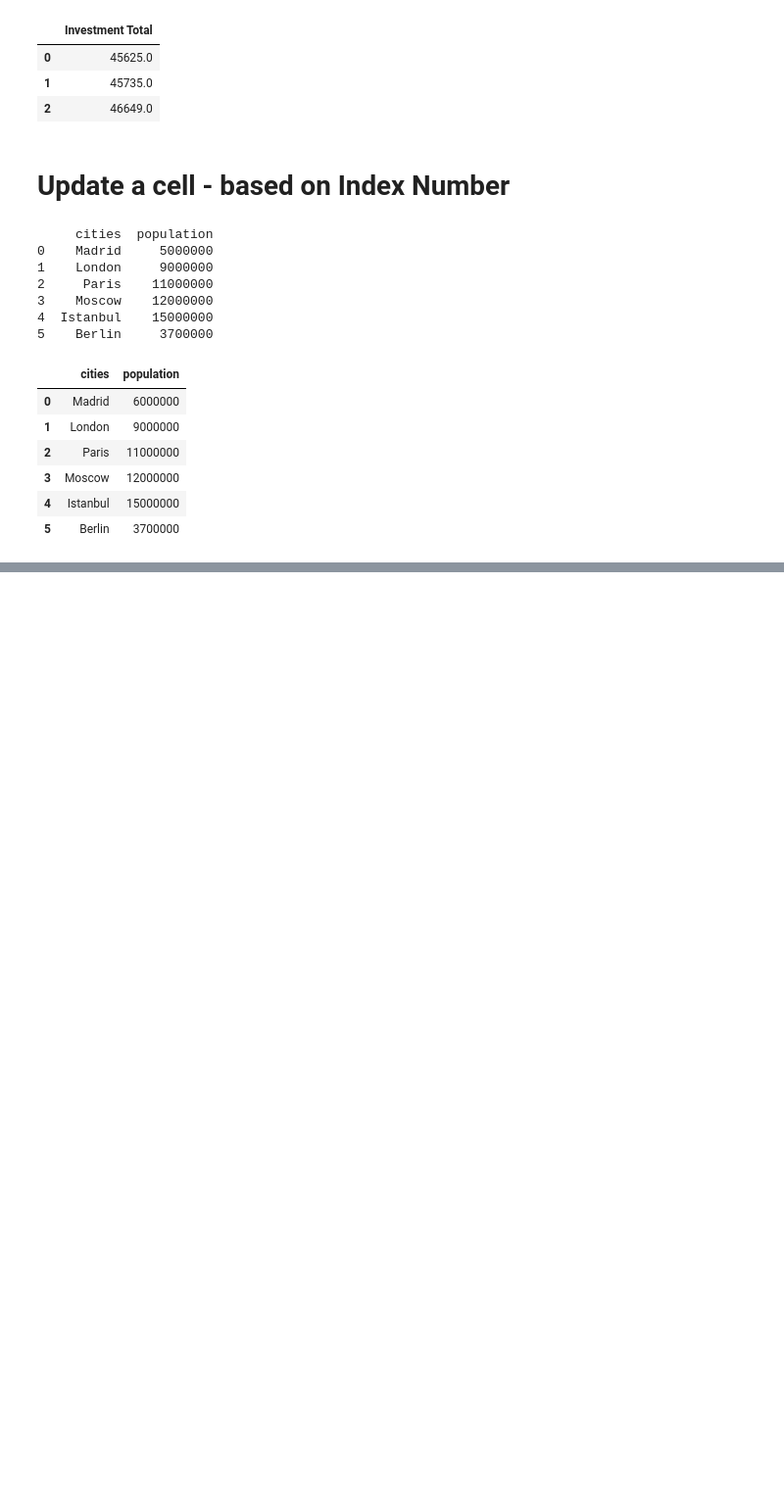
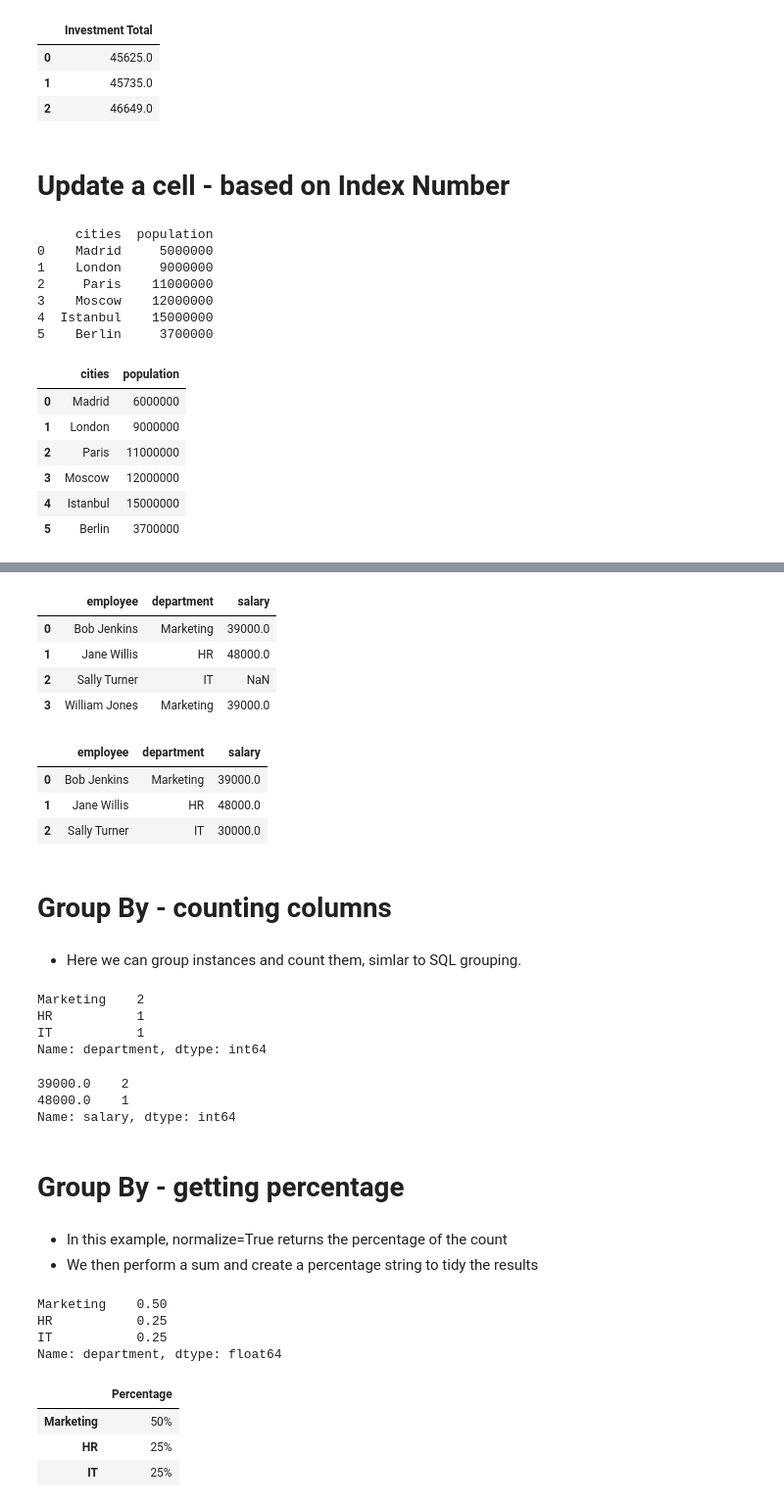
Before and after one commit to richardgourley/pandas-one-pagers, a Jupyter notebook: pandas-one-pager.ipynb, the cells around one changed output, grey strips where cells are left out. Shown: that part at 98% size. Cells and saved outputs as stored; diff of their text form; code cells hidden in the pictures; blank space fills up the shorter version.

Commit message:
Group by examples added

```diff
--- a/pandas-one-pager.ipynb
+++ b/pandas-one-pager.ipynb
@@ -435,0 +458,71 @@ df_sp
+# %%
+df_nans = pd.DataFrame({
+    'employee':['Bob Jenkins','Jane Willis','Sally Turner','William Jones'],
+    'department':['Marketing','HR','IT','Marketing'],
+    'salary':[39000,48000,None,39000]
+})
+df_nans
+# %% [output]
+|  | employee | department | salary |
+| 0 | Bob Jenkins | Marketing | 39000.0 |
+| 1 | Jane Willis | HR | 48000.0 |
+| 2 | Sally Turner | IT | NaN |
+| 3 | William Jones | Marketing | 39000.0 |
+# %%
+df_nans['salary'] = df_nans['salary'].fillna(30000)
+df_nans
+# %% [output]
+|  | employee | department | salary |
+| 0 | Bob Jenkins | Marketing | 39000.0 |
+| 1 | Jane Willis | HR | 48000.0 |
+| 2 | Sally Turner | IT | 30000.0 |
+# %% [markdown]
+# Group By - counting columns
+# %% [markdown]
+- Here we can group instances and count them, simlar to SQL grouping.
+# %%
+df_nans['department'].value_counts()
+# %% [output]
+Marketing    2
+HR           1
+IT           1
+Name: department, dtype: int64
+# %%
+df_nans['salary'].value_counts()
+# %% [output]
+39000.0    2
+48000.0    1
+Name: salary, dtype: int64
+# %% [markdown]
+# Group By - getting percentage
+# %% [markdown]
+- In this example, normalize=True returns the percentage of the count
+- We then perform a sum and create a percentage string to tidy the results
+# %%
+department_percentage = df_nans['department'].value_counts(normalize=True)
+department_percentage
+# %% [output]
+Marketing    0.50
+HR           0.25
+IT           0.25
+Name: department, dtype: float64
+# %%
+# Convert to a dataframe, get percentage as string and delete original percentage figure
+def convert_percentage_string(x):
+    try:
+        x = round(x * 100)
+        return str(x) + '%'
+    except:
+        return x
+
+department_percentage = pd.DataFrame(department_percentage)
+department_percentage['Percentage'] = department_percentage['department'].apply(convert_percentage_string)
+
+del department_percentage['department']
+
+department_percentage
+# %% [output]
+|  | Percentage |
+| Marketing | 50% |
+| HR | 25% |
+| IT | 25% |
```
Also changed, not shown: parts of 71 cells of this notebook.
